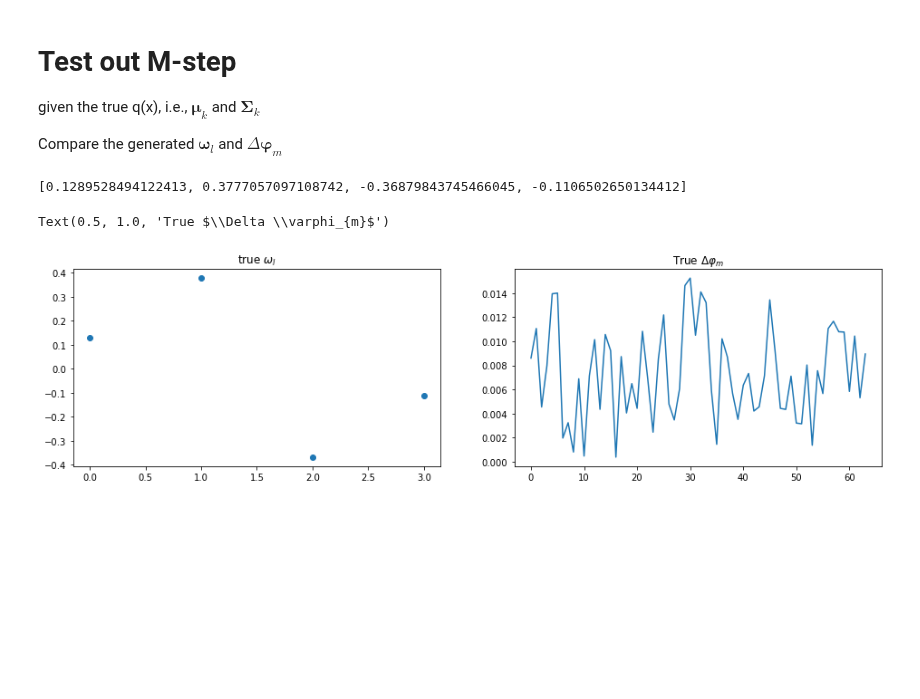
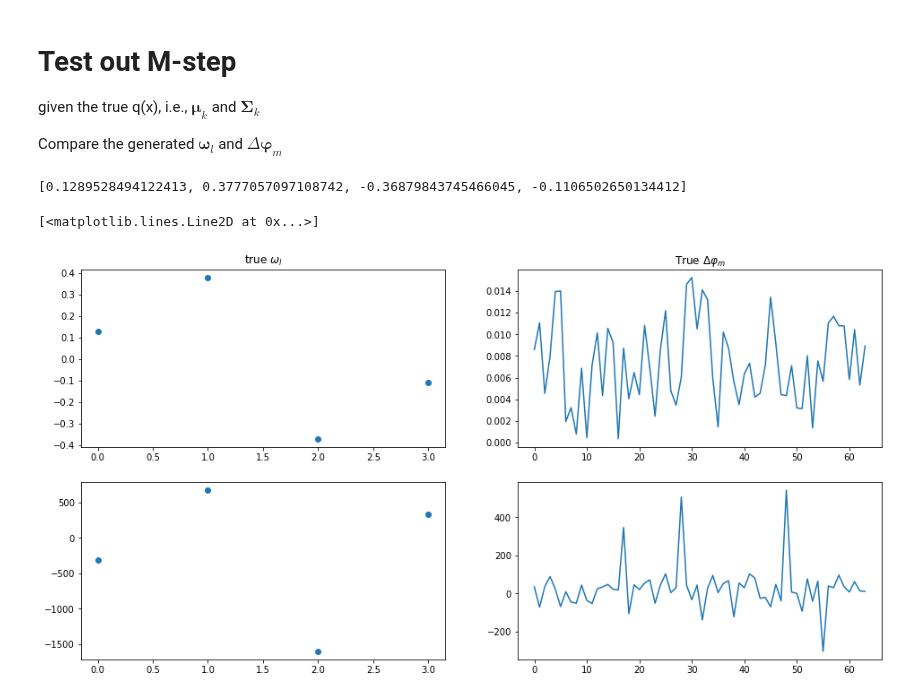
Before and after one commit to Brook1711/RIS-Angular-Domain, a Jupyter notebook: code_main/Alg.ipynb, the cells around one changed output. Saved outputs shown, nothing was run; the diff lists cells and outputs as text; code cells hidden in the pictures; blank space fills up the shorter version.

```diff
--- a/code_main/Alg.ipynb
+++ b/code_main/Alg.ipynb
@@ -512,35 +450,35 @@ class E_step():
         self.FB_MP_loops = 10
         self.VBI_loops = 10
 
-        # preperation
+        # preparation
         ## parameters of q(x)
         self.Sigma = [np.mat(np.zeros((M,M), dtype = np.complex128)) for k in range(K)]          # is a list of complex matrix, K X (M, M)
-        self.Mu = [np.zeros((M), dtype = np.complex128) for k in range(K)]             # is a list of complex vecter, K X (M, )
+        self.Mu = [np.zeros((M), dtype = np.complex128) for k in range(K)]             # is a list of complex vector, K X (M, )
         ## parameters of q(gamma)
         self.widetilde_ab = [np.mat(np.zeros((M,2) ) ) for k in range(K)]   # is a list of real-valued matrix, K X (M, 2)
-        ## parameters of q(s), postierior
-        self.widetilde_pi = [np.zeros((M)) for k in range(K)]   # is a list of real-valued vector, K X (M, )
+        ## parameters of q(s), posterior
+        self.widetilde_pi = [np.zeros(M) for k in range(K)]   # is a list of real-valued vector, K X (M, )
         ## parameters of p(s), prior
         self.prior_pi = [np.array([0.001 for m in range(M)]) for k in range(K)]       # is a list of real-valued vector, K X (M, )
         ## the massages passing component
-        self.bar_nu_h_to_s = [np.ones((M))/2 for k in range(K)]      # is a list of real-valued vector, K X (M, ), B pass to A
-        self.bar_nu_eta_to_s = [np.ones((M))/2 for k in range(K)]    # is a list of real-valued vector, K X (M, ), A pass to B
+        self.bar_nu_h_to_s = [np.ones(M) / 2 for k in range(K)]      # is a list of real-valued vector, K X (M, ), B pass to A
+        self.bar_nu_eta_to_s = [np.ones(M) / 2 for k in range(K)]    # is a list of real-valued vector, K X (M, ), A pass to B
         self.Forward_messages = np.array([0.5 for m in range(M)])
         self.Backward_messages = np.array([0.5 for m in range(M)])
 
         pass
 
     def begin(self):
-        # An outer-iterration
+        # An outer-iteration
         for FB_MP_step in range(self.FB_MP_loops):
-            # An inter-iterration
+            # An inter-iteration
             self.initialization_of_module_A(FB_MP_step)
             for VBI_step in range(self.VBI_loops):
                 self.VBI_module_A()
             self.MP_module_B()
 
     def initialization_of_module_A(self, outer_iteration_index):
-        # in the first outer iteration, initialize the postierior to be the prior
+        # in the first outer iteration, initialize the posterior to be the prior
         if outer_iteration_index == 0:
             # initialize q(s)
             for k in range(K):
@@ -861,21 +878,39 @@ for k in range(K):
 given the true q(x), i.e., $\boldsymbol{\mu}_k$ and $\mathbf{\Sigma}_k$
 
 Compare the generated $\boldsymbol{\omega}_l$ and $\Delta \boldsymbol{\varphi}_m$
+# %%
+M_step_instance = M_step(
+    Phi_H= Phi_H,
+    YK = YK,
+    Mu = E_step_instance.Mu.copy(),
+    Sigma = E_step_instance.Sigma.copy(),
+    kappa_klt=0.5,
+    step = 0.001
+)
+M_step_instance.update(
+    Mu = E_step_instance.Mu.copy(),
+    Sigma = E_step_instance.Sigma.copy()
+)
 # %%
 # the True \omega and true Delta_varphi is:
 Omega_true_L = []
 for omega in Omega_true:
     if omega != -0.6:
         Omega_true_L.append(omega)
 print(Omega_true_L)
-plt.figure(figsize=(16,4))
-plt.subplot(1,2,1)
+plt.figure(figsize=(16,8))
+plt.subplot(2,2,1)
 plt.scatter(np.array(range(len(Omega_true_L))), Omega_true_L)
 plt.title(r'true ${\omega}_l$')
-plt.subplot(1,2,2)
+plt.subplot(2,2,2)
 plt.plot(np.array(range(M)), Delta_varphi)
 plt.title(r'True $\Delta \varphi_{m}$')
+
+plt.subplot(2,2,3)
+plt.scatter(np.array(range(L)), M_step_instance.Omega_L)
+plt.subplot(2,2,4)
+plt.plot(np.array(range(M)), M_step_instance.Delta_varphi)
 # %% [output]
 [0.1289528494122413, 0.3777057097108742, -0.36879843745466045, -0.1106502650134412]
-Text(0.5, 1.0, 'True $\\Delta \\varphi_{m}$')
+[<matplotlib.lines.Line2D at 0x...>]
-[figure, old version]
+[figure, new version]
```
Also changed, not shown: parts of 5 cells of this notebook, 2 other files.
